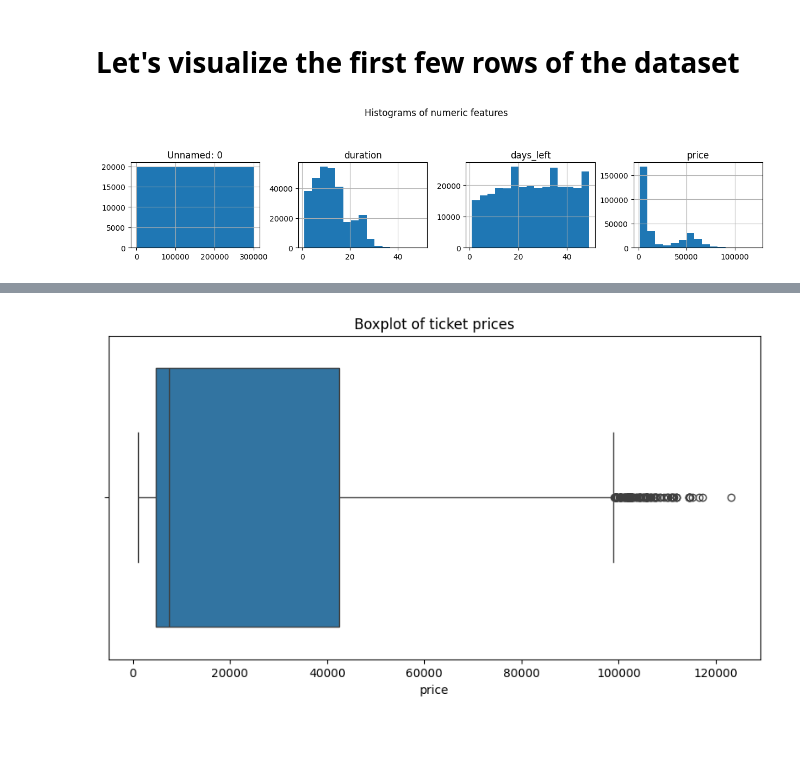
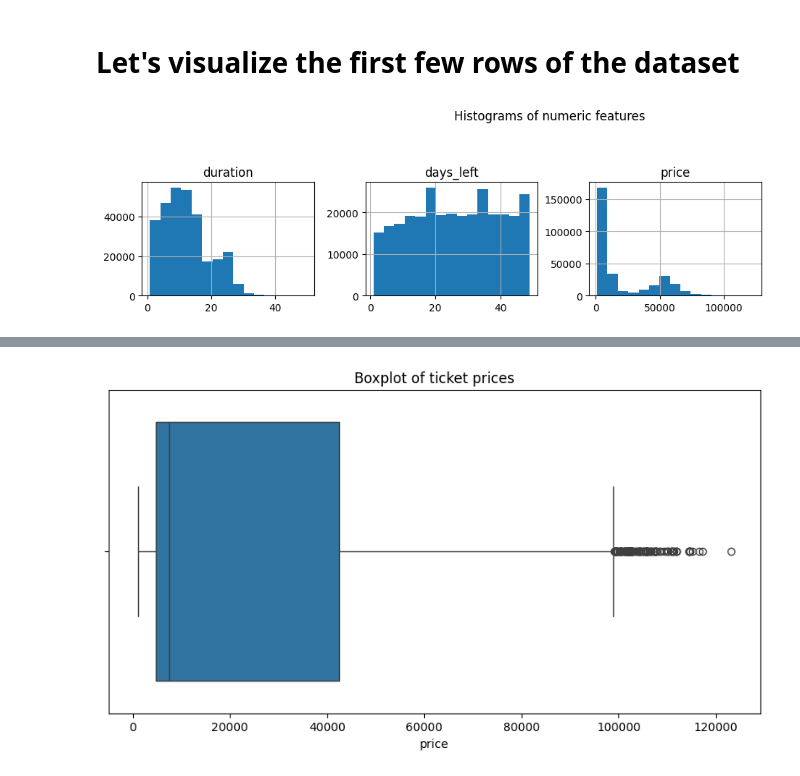
Before and after one commit to chensy618/model-based-machine-learning, a Jupyter notebook: notebook/flight-price-predicition.ipynb, the cells around one changed output, grey strips where cells are left out. Cells and saved outputs as stored; diff of their text form; code cells hidden in the pictures; blank space fills up the shorter version.

Commit message:
optimized the visualization

```diff
--- a/notebook/flight-price-predicition.ipynb
+++ b/notebook/flight-price-predicition.ipynb
@@ -83,11 +83,13 @@ dtype: int64
 # Let's visualize the first few rows of the dataset
 # %%
 # Plotting histograms for all numeric features to understand distributions
+# exclude the unnamed column
+clean_dataset.drop('Unnamed: 0', axis=1, inplace=True)
 clean_dataset.hist(bins=15, figsize=(15, 10), layout=(4, 4))
 plt.suptitle('Histograms of numeric features')
 plt.show()
 # %% [output]
-[figure, old version]
+[figure, new version]
 # %%
 # For categorical data, we can use count plots to understand the distribution of categories
 for column in clean_dataset.select_dtypes(include=['object']).columns:
```
Also changed, not shown: parts of 6 cells of this notebook, 1 other file.
